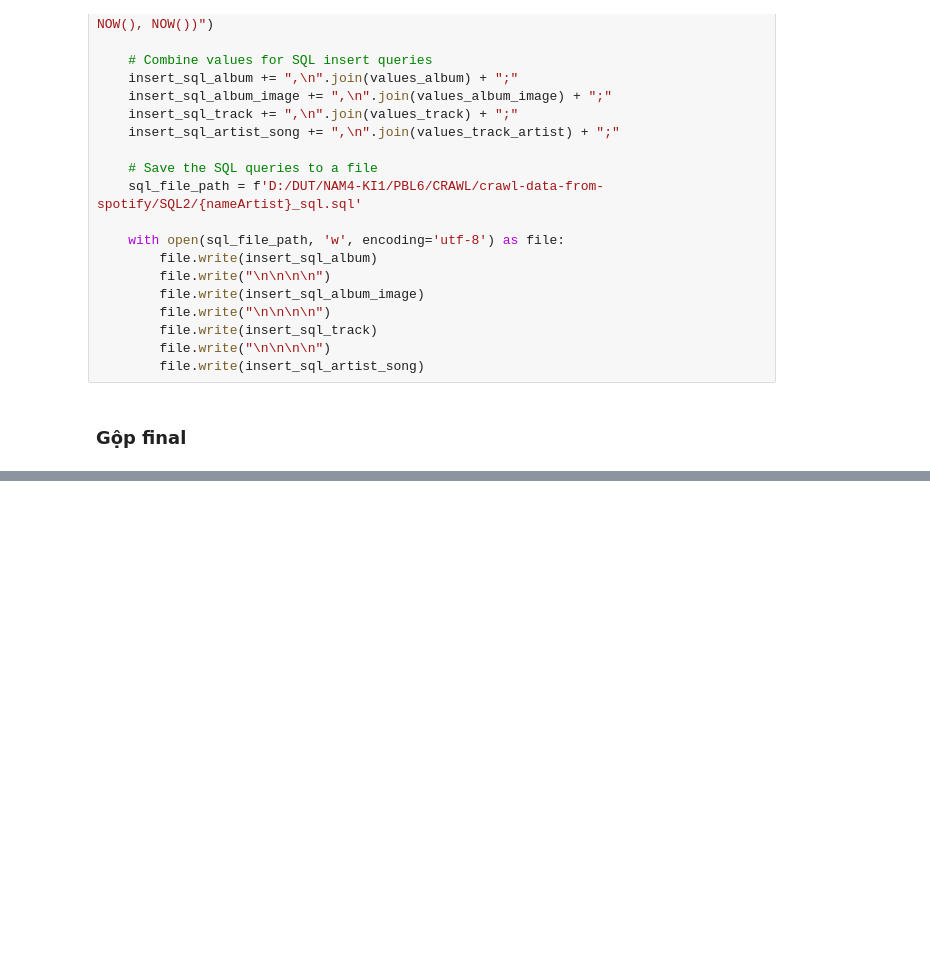
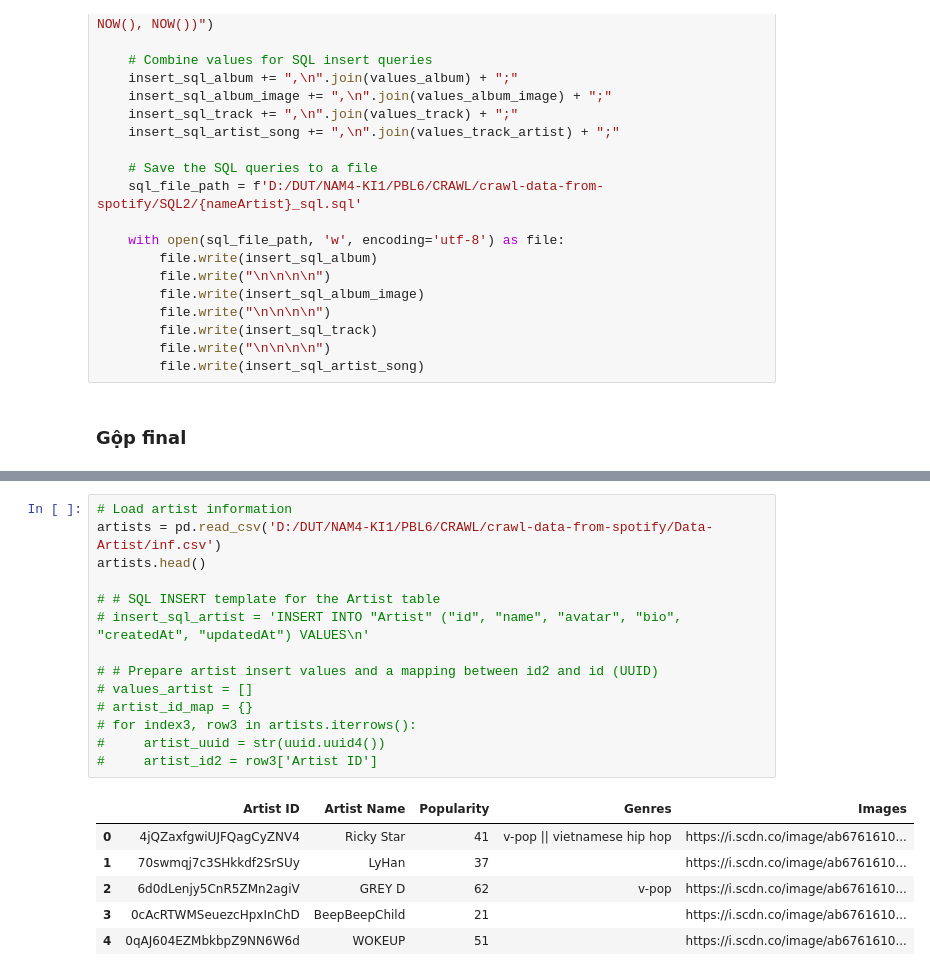
Before and after one commit to bin2009/crawl-data-from-spotify, a Jupyter notebook: database.ipynb, the cells around one changed output, grey strips where cells are left out. Drawn from its saved outputs; the diff is of its cells as text; blank space fills up the shorter version.

Commit message:
Merge data

```diff
--- a/database.ipynb
+++ b/database.ipynb
@@ -480,0 +405,21 @@ for nameArtist in nameArtists:
+# %%
+# Load artist information
+artists = pd.read_csv('D:/DUT/NAM4-KI1/PBL6/CRAWL/crawl-data-from-spotify/Data-Artist/inf.csv')
+artists.head()
+
+# # SQL INSERT template for the Artist table
+# insert_sql_artist = 'INSERT INTO "Artist" ("id", "name", "avatar", "bio", "createdAt", "updatedAt") VALUES\n'
+
+# # Prepare artist insert values and a mapping between id2 and id (UUID)
+# values_artist = []
+# artist_id_map = {}
+# for index3, row3 in artists.iterrows():
+#     artist_uuid = str(uuid.uuid4())
+#     artist_id2 = row3['Artist ID']
+# %% [output]
+|  | Artist ID | Artist Name | Popularity | Genres | Images |
+| 0 | 4jQZaxfgwiUJFQagCyZNV4 | Ricky Star | 41 | v-pop || vietnamese hip hop | https://i.scdn.co/image/ab6761610... |
+| 1 | 70swmqj7c3SHkkdf2SrSUy | LyHan | 37 |  | https://i.scdn.co/image/ab6761610... |
+| 2 | 6d0dLenjy5CnR5ZMn2agiV | GREY D | 62 | v-pop | https://i.scdn.co/image/ab6761610... |
+| 3 | 0cAcRTWMSeuezcHpxInChD | BeepBeepChild | 21 |  | https://i.scdn.co/image/ab6761610... |
+| 4 | 0qAJ604EZMbkbpZ9NN6W6d | WOKEUP | 51 |  | https://i.scdn.co/image/ab6761610... |
```
Also changed, not shown: parts of 9 cells of this notebook, 4 other files.
